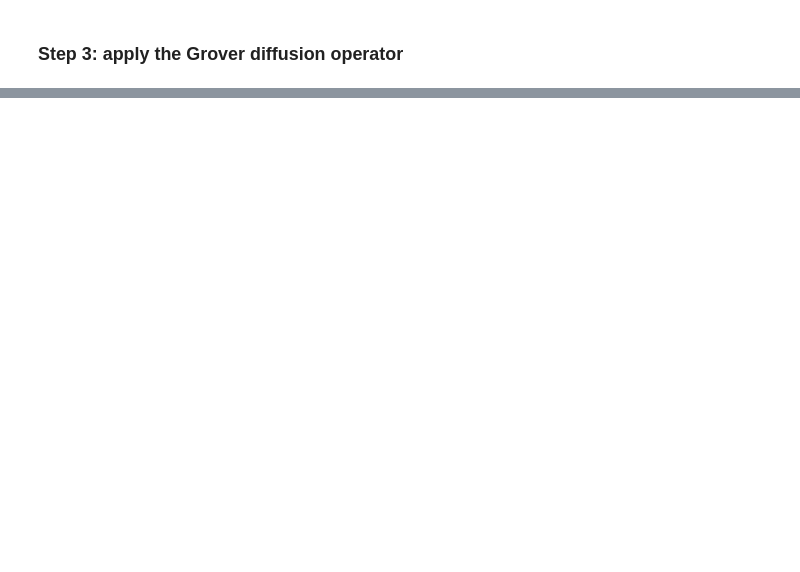
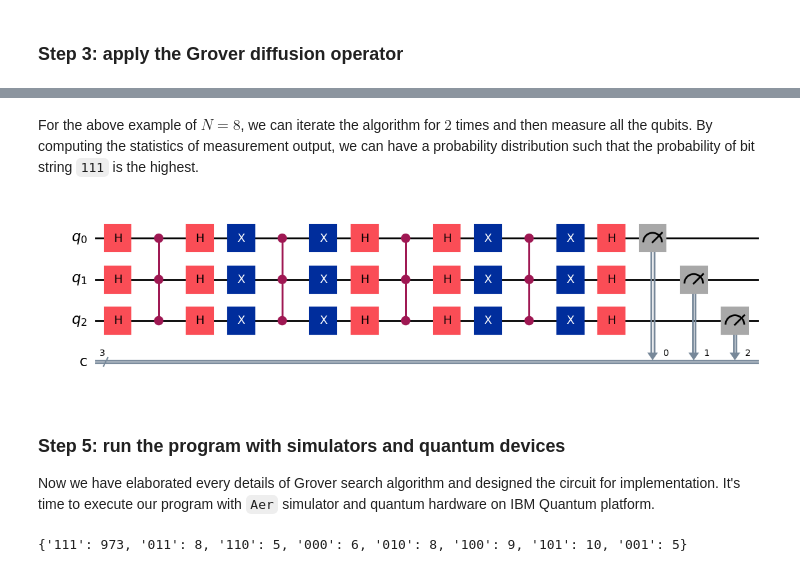
Before and after one commit to AlaricCheng/klass-workshop-hands-on, a Jupyter notebook: grover.ipynb, the cells around one changed output, grey strips where cells are left out. Cells and saved outputs as stored; diff of their text form; code cells hidden in the pictures; blank space fills up the shorter version.

```diff
--- a/grover.ipynb
+++ b/grover.ipynb
@@ -200,0 +152,45 @@ qiskit.version.get_version_info()
+# %% [markdown]
+For the above example of $N=8$, we can iterate the algorithm for $2$ times and then measure all the qubits. By computing the statistics of measurement output, we can have a probability distribution such that the probability of bit string `111` is the highest.
+# %%
+# Repeat the oracle and diffusion operator one more time and measure the output
+
+# Oracle operator
+groverCircuit.ccz(q[0], q[1], q[2])
+
+# Diffusion operator
+groverCircuit.h(q)
+groverCircuit.x(q)
+groverCircuit.ccz(q[0], q[1], q[2])
+groverCircuit.x(q)
+groverCircuit.h(q)
+
+# Measurement
+groverCircuit.measure(q, c)
+
+groverCircuit.draw(output='mpl', style="iqp")
+# %% [output]
+[figure, added]
+# %% [markdown]
+### Step 5: run the program with simulators and quantum devices <a id='algExecute'></a>
+Now we have elaborated every details of Grover search algorithm and designed the circuit for implementation. It's time to execute our program with `Aer` simulator and quantum hardware on IBM Quantum platform.
+# %%
+# Run the program and get results by simulators
+from qiskit import transpile
+from qiskit_aer import AerSimulator
+
+# Get the backend for simulation
+simulatorBackend = AerSimulator()
+
+# Before we run the circuit, we need to transpile the circuit to match the backend structure
+transpiledGrovercircuit = transpile(groverCircuit, simulatorBackend)
+
+# Run job
+shots = 1024
+job = simulatorBackend.run(transpiledGrovercircuit, shots=shots)
+
+# Get the result and print the counts
+result = job.result()
+count = result.get_counts()
+print(count)
+# %% [output]
+{'111': 973, '011': 8, '110': 5, '000': 6, '010': 8, '100': 9, '101': 10, '001': 5}
```
Also changed, not shown: parts of 42 cells of this notebook.
